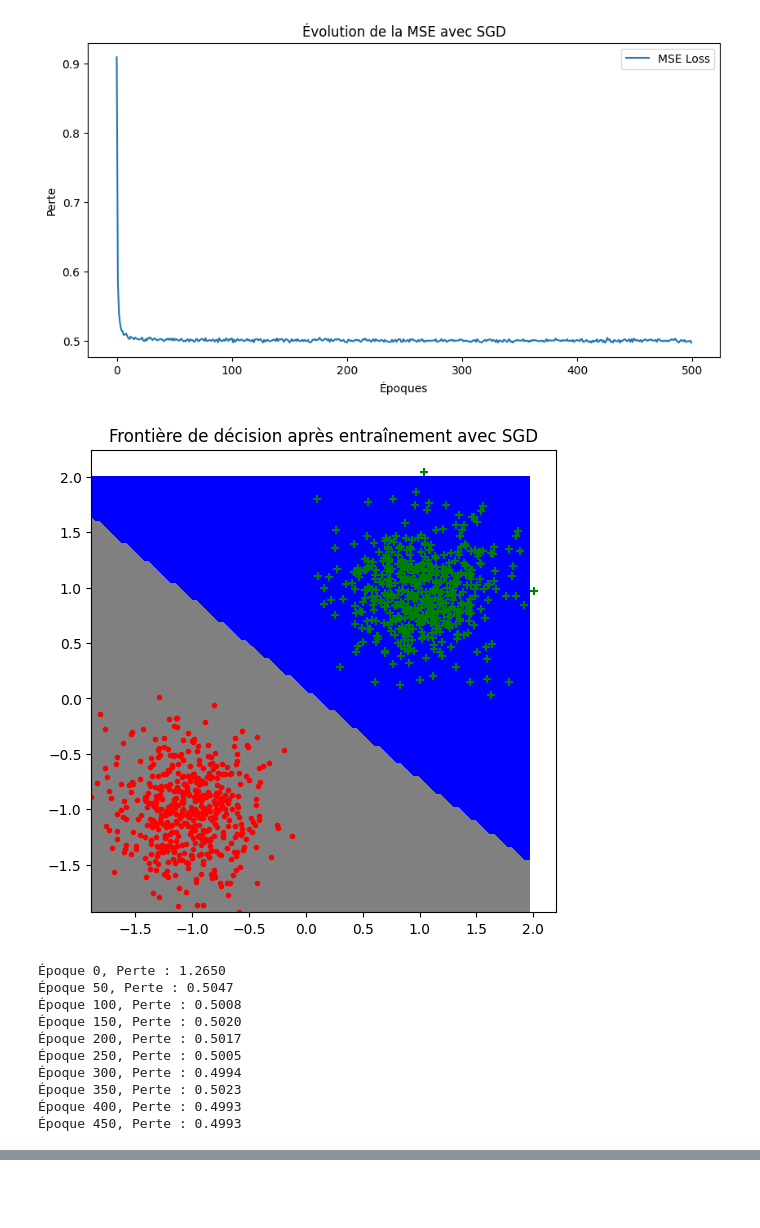
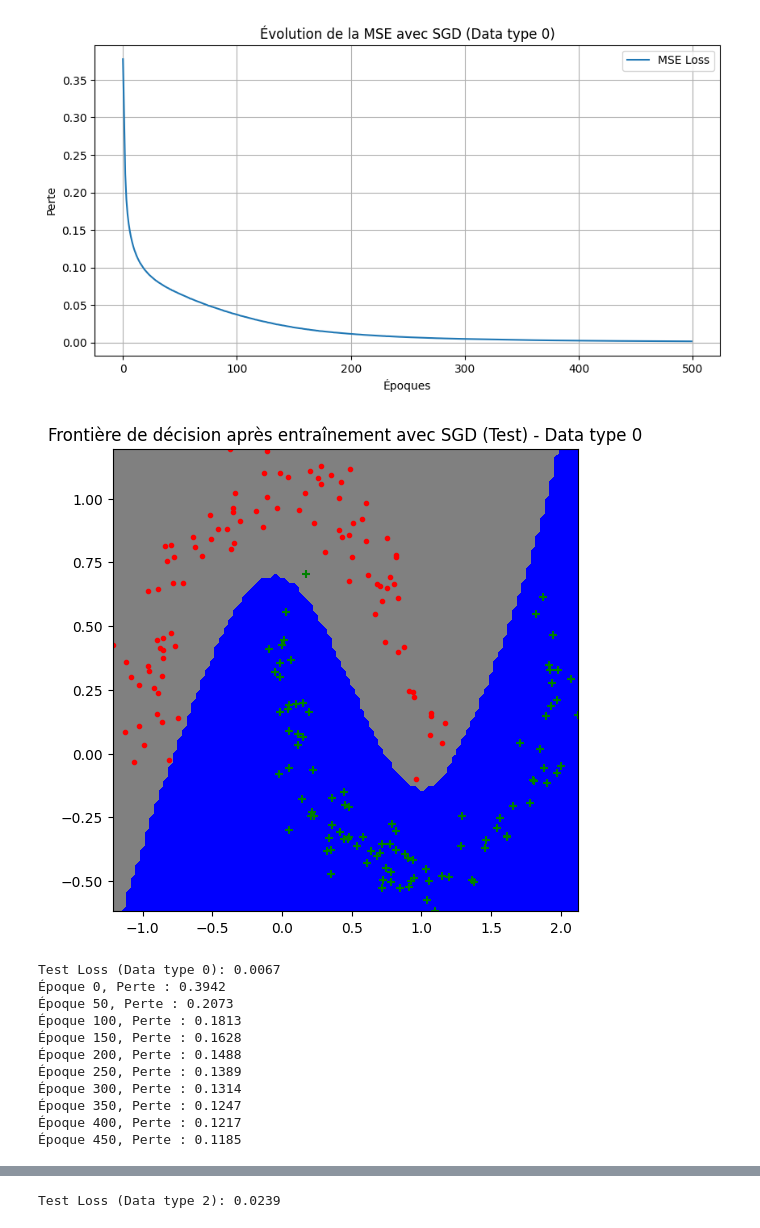
Before and after one commit to antothl/Neural-Networks-DIY, a Jupyter notebook: src/test_optim.ipynb, the cells around one changed output, grey strips where cells are left out. Cells and saved outputs as stored; diff of their text form; code cells hidden in the pictures; blank space fills up the shorter version.

```diff
--- a/src/test_optim.ipynb
+++ b/src/test_optim.ipynb
@@ -135,58 +181,41 @@ for i in [0,1,2]:
 # %%
-def SGD(network, datax, datay, loss, batch_size=10, lr=0.01, epochs=500):
+for i in [0, 1, 2]:
+    datax, datay = gen_arti2(data_type=i, epsilon=0.1)
 
-    optimizer = Optim(network, loss, eps=lr)
-    losses = []
 
-    for epoch in range(epochs):
-        indices = np.random.permutation(len(datax))
-        batch_losses = []
-
-        for i in range(0, len(datax), batch_size):
-            batch_x = datax[indices[i:i + batch_size]]
-            batch_y = datay[indices[i:i + batch_size]]
-
-            optimizer.step(batch_x, batch_y)
-
-            y_hat = network.forward(batch_x)
-            batch_loss = loss.forward(batch_y, y_hat).mean()
-            batch_losses.append(batch_loss)
-
-        losses.append(np.mean(batch_losses))
-
-        if epoch % 50 == 0:
-            print(f"Époque {epoch}, Perte : {losses[-1]:.4f}")
-
-    return losses, network
-for i in [0,1,2]:
-    datax, datay = gen_arti(data_type=i, epsilon=0.1)
-    datay = datay.reshape(-1, 1)
+    X_train, X_test, y_train, y_test = train_test_split(datax, datay, test_size=0.2, random_state=42)
 
     network = Sequentiel(
         Linear(2, 5),
         TanH(),
-        Linear(5, 5),
+        Linear(5, 10),
         TanH(),
-        Linear(5, 5),
+        Linear(10, 5),
         TanH(),
         Linear(5, 1),
         Sigmoide()
     )
     loss = MSELoss()
 
-    losses, trained_model = SGD(network, datax, datay, loss, batch_size=16, lr=0.05, epochs=500)
+    losses, trained_model = SGD(network, X_train, y_train, loss, batch_size=32, lr=0.01, epochs=500)
+
+    y_pred_test = trained_model.forward(X_test)
+    test_loss = np.mean(loss.forward(y_test, y_pred_test))
 
     plt.figure(figsize=(10, 5))
     plt.plot(losses, label="MSE Loss")
     plt.xlabel("Époques")
     plt.ylabel("Perte")
-    plt.title("Évolution de la MSE avec SGD")
+    plt.title(f"Évolution de la MSE avec SGD (Data type {i})")
     plt.legend()
+    plt.grid(True)
     plt.show()
 
     plt.figure(figsize=(6, 6))
-    plot_frontiere(datax, lambda x: np.round(trained_model.forward(x)), step=100)
-    plot_data(datax, datay)
-    plt.title("Frontière de décision après entraînement avec SGD")
+    plot_frontiere(X_test, lambda x: np.round(trained_model.forward(x)), step=100)
+    plot_data(X_test, y_test)
+    plt.title(f"Frontière de décision après entraînement avec SGD (Test) - Data type {i}")
     plt.show()
+
+    print(f"Test Loss (Data type {i}): {test_loss:.4f}")
 # %% [output]
@@ -203,12 +232,13 @@ for i in [0,1,2]:
-[figure, old version]
+[figure, new version]
-[figure, old version]
+[figure, new version]
-Époque 0, Perte : 1.2650
-Époque 50, Perte : 0.5047
-Époque 100, Perte : 0.5008
-Époque 150, Perte : 0.5020
-Époque 200, Perte : 0.5017
-Époque 250, Perte : 0.5005
-Époque 300, Perte : 0.4994
-Époque 350, Perte : 0.5023
-Époque 400, Perte : 0.4993
-Époque 450, Perte : 0.4993
+Test Loss (Data type 0): 0.0067
+Époque 0, Perte : 0.3942
+Époque 50, Perte : 0.2073
+Époque 100, Perte : 0.1813
+Époque 150, Perte : 0.1628
+Époque 200, Perte : 0.1488
+Époque 250, Perte : 0.1389
+Époque 300, Perte : 0.1314
+Époque 350, Perte : 0.1247
+Époque 400, Perte : 0.1217
+Époque 450, Perte : 0.1185
@@ -228,0 +260 @@ for i in [0,1,2]:
+Test Loss (Data type 2): 0.0239
```
Also changed, not shown: parts of 5 cells of this notebook, 8 other files.
